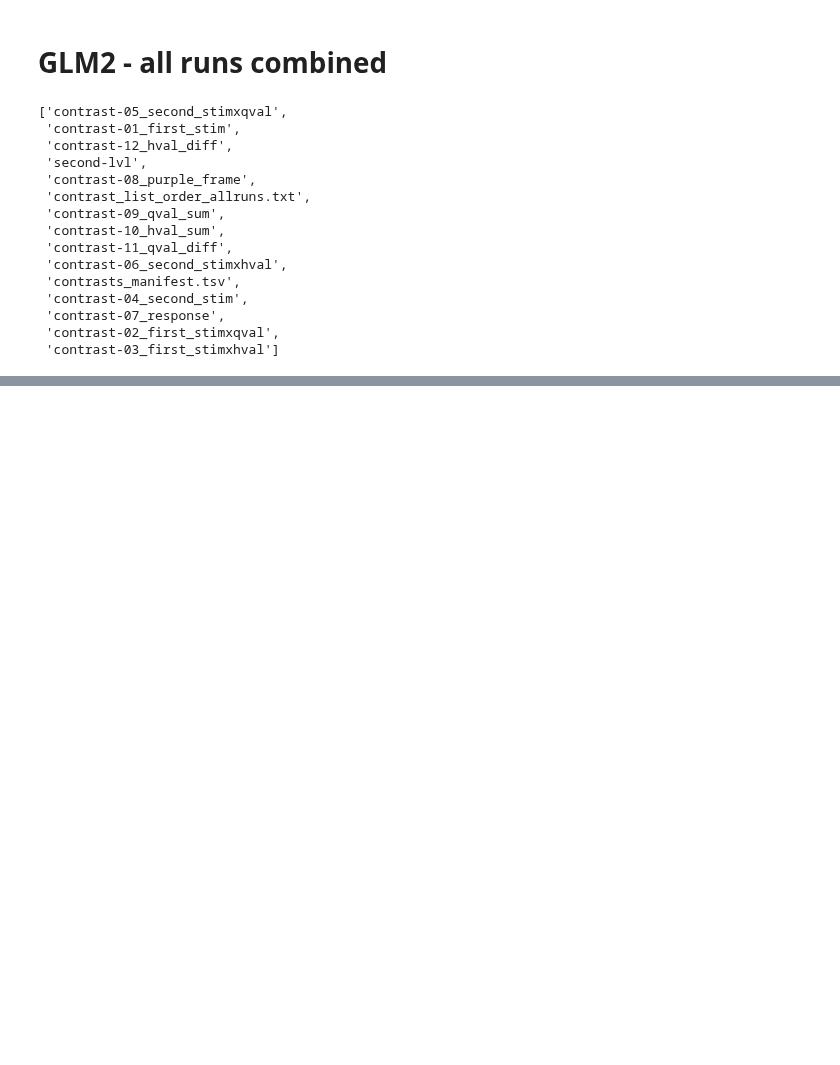
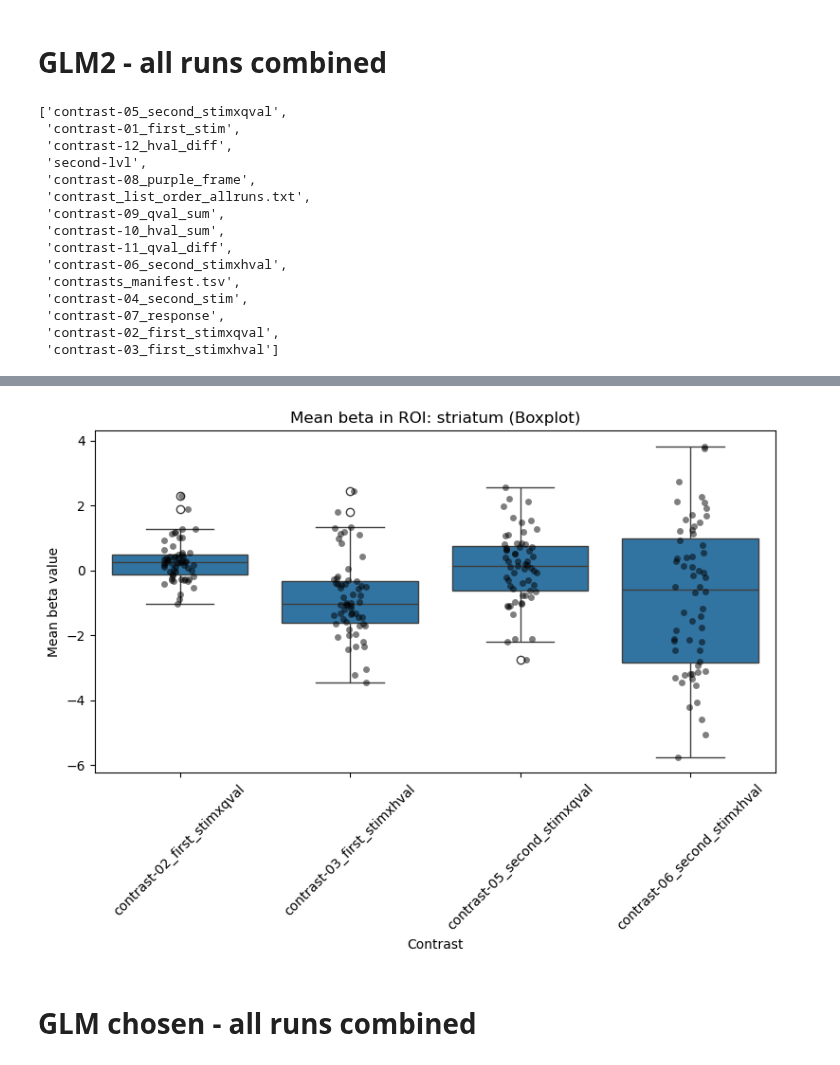
Before and after one commit to hugofluhr/learning-habits-analysis, a Jupyter notebook: results_notebooks/first_lvl_betas.ipynb, the cells around one changed output, grey strips where cells are left out. Cells and saved outputs as stored; diff of their text form; code cells hidden in the pictures; blank space fills up the shorter version.

Commit message:
finish the plots

```diff
--- a/results_notebooks/first_lvl_betas.ipynb
+++ b/results_notebooks/first_lvl_betas.ipynb
@@ -20,8 +17,7 @@ def load_data(first_lvl_dir, contrast):
     # sort to have consistent order
     nii_files = sorted(nii_files)
     imgs = [load_img(f) for f in nii_files]
-    data = np.stack([img.get_fdata() for img in imgs], axis=-1)
-    return data, nii_files
+    return imgs, nii_files
 # %% [markdown]
 # Loading masks
 # %%
@@ -44,6 +40,10 @@ for mask_file in mask_files:
     mask_img = load_img(mask_file)
     masker = NiftiMasker(mask_img=mask_img)
     masks[roi_name] = masker
+
+# Fit all maskers once
+for masker in masks.values():
+    masker.fit()
 # %%
 masks.pop('parietal');
 masks.pop('motor');
@@ -117,4 +127,0 @@ KeyboardInterrupt:
-# %%
-# Convert to DataFrame for plotting
-plot_df = pd.DataFrame(roi_means)
-plot_df['subject'] = subjects
@@ -120,0 +138,25 @@ plot_df['subject'] = subjects
+# %%
+# Boxplot for the two first contrasts in the striatum ROI, using a flat DataFrame (no multi-index)
+roi_of_interest = 'striatum'
+contrasts_of_interest = contrasts[:5]
+
+# Always work with a flat DataFrame
+plot_df_flat = plot_df.reset_index() if isinstance(plot_df.index, pd.MultiIndex) else plot_df.copy()
+
+# Filter for the desired ROI and contrasts
+subset = plot_df_flat[(plot_df_flat['roi'] == roi_of_interest) & (plot_df_flat['contrast'].isin(contrasts_of_interest))]
+
+plt.figure(figsize=(8,6))
+sns.boxplot(x='contrast', y='mean_beta', data=subset)
+sns.stripplot(x='contrast', y='mean_beta', data=subset, color='black', alpha=0.5, jitter=True)
+#plt.axhline(0, color='gray', linewidth=1)
+plt.title(f'Mean beta in ROI: {roi_of_interest} (Boxplot)')
+plt.ylabel('Mean beta value')
+plt.xlabel('Contrast')
+plt.xticks(rotation=45)
+plt.tight_layout()
+plt.show()
+# %% [output]
+[figure, added]
+# %% [markdown]
+# GLM chosen - all runs combined
```
Also changed, not shown: parts of 10 cells of this notebook, 1 other file.
